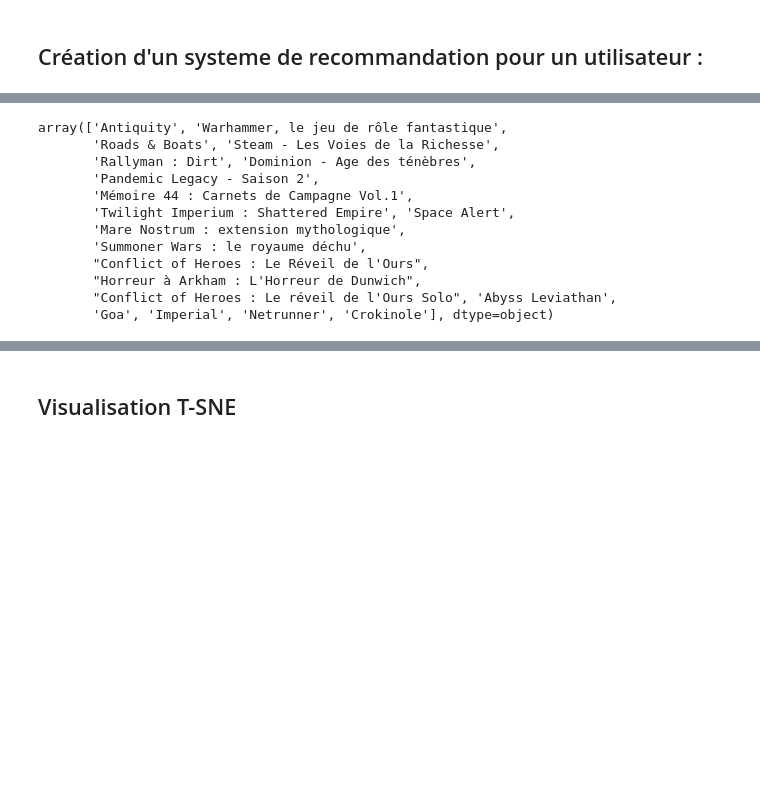
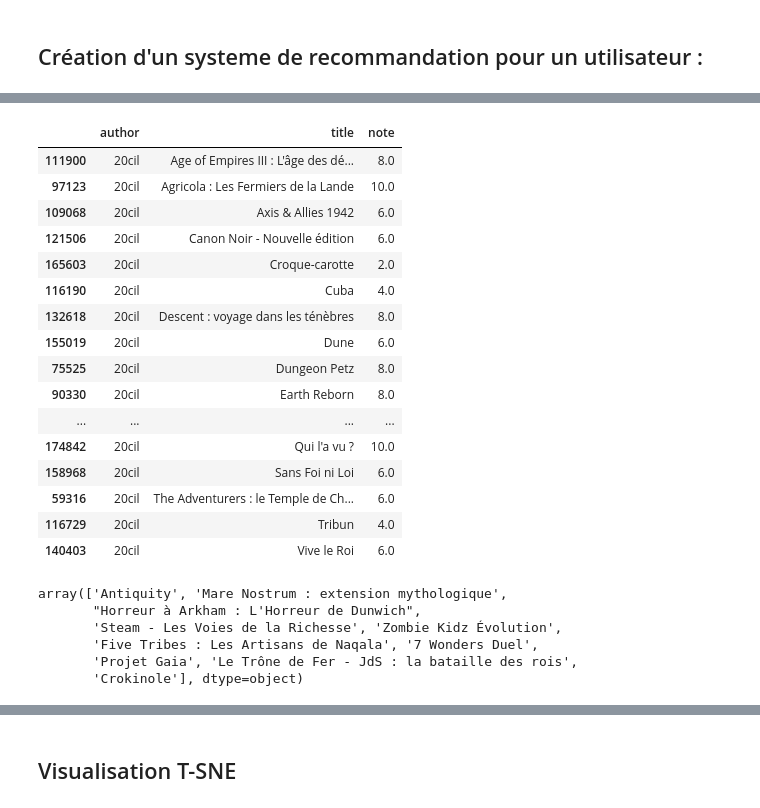
Before and after one commit to Amayas29/review-analysis, a Jupyter notebook: src/6_filtrage_colaboratif.ipynb, the cells around one changed output, grey strips where cells are left out. Saved outputs shown, nothing was run; the diff lists cells and outputs as text; code cells hidden in the pictures; blank space fills up the shorter version.

```diff
--- a/src/6_filtrage_colaboratif.ipynb
+++ b/src/6_filtrage_colaboratif.ipynb
@@ -560,16 +526,30 @@ array(['Hammer of the Scots', 'Snowdonia',
+# %%
+df_avis_filter[df_avis_filter["author"] == "20cil"]
+# %% [output]
+|  | author | title | note |
+| 111900 | 20cil | Age of Empires III : L'âge des dé... | 8.0 |
+| 97123 | 20cil | Agricola : Les Fermiers de la Lande | 10.0 |
+| 109068 | 20cil | Axis & Allies 1942 | 6.0 |
+| 121506 | 20cil | Canon Noir - Nouvelle édition | 6.0 |
+| 165603 | 20cil | Croque-carotte | 2.0 |
+| 116190 | 20cil | Cuba | 4.0 |
+| 132618 | 20cil | Descent : voyage dans les ténèbres | 8.0 |
+| 155019 | 20cil | Dune | 6.0 |
+| 75525 | 20cil | Dungeon Petz | 8.0 |
+| 90330 | 20cil | Earth Reborn | 8.0 |
+| ... | ... | ... | ... |
+| 174842 | 20cil | Qui l'a vu ? | 10.0 |
+| 158968 | 20cil | Sans Foi ni Loi | 6.0 |
+| 59316 | 20cil | The Adventurers : le Temple de Ch... | 6.0 |
+| 116729 | 20cil | Tribun | 4.0 |
+| 140403 | 20cil | Vive le Roi | 6.0 |
 # %%
-# svdpp_games = basic_recommand_games(svdpp, '§Gama§', games, df_avis, nb_games=20)
-# svdpp_games
+svdpp_games = basic_recommand_games(models[2], '20cil', games, df_avis, nb_games=10)
+svdpp_games
 # %% [output]
-array(['Antiquity', 'Warhammer, le jeu de rôle fantastique',
-       'Roads & Boats', 'Steam - Les Voies de la Richesse',
-       'Rallyman : Dirt', 'Dominion - Age des ténèbres',
-       'Pandemic Legacy - Saison 2',
-       'Mémoire 44 : Carnets de Campagne Vol.1',
-       'Twilight Imperium : Shattered Empire', 'Space Alert',
-       'Mare Nostrum : extension mythologique',
-       'Summoner Wars : le royaume déchu',
-       "Conflict of Heroes : Le Réveil de l'Ours",
+array(['Antiquity', 'Mare Nostrum : extension mythologique',
        "Horreur à Arkham : L'Horreur de Dunwich",
-       "Conflict of Heroes : Le réveil de l'Ours Solo", 'Abyss Leviathan',
-       'Goa', 'Imperial', 'Netrunner', 'Crokinole'], dtype=object)
+       'Steam - Les Voies de la Richesse', 'Zombie Kidz Évolution',
+       'Five Tribes : Les Artisans de Naqala', '7 Wonders Duel',
+       'Projet Gaia', 'Le Trône de Fer - JdS : la bataille des rois',
+       'Crokinole'], dtype=object)
```
Also changed, not shown: parts of 17 cells of this notebook, 3 other files.
